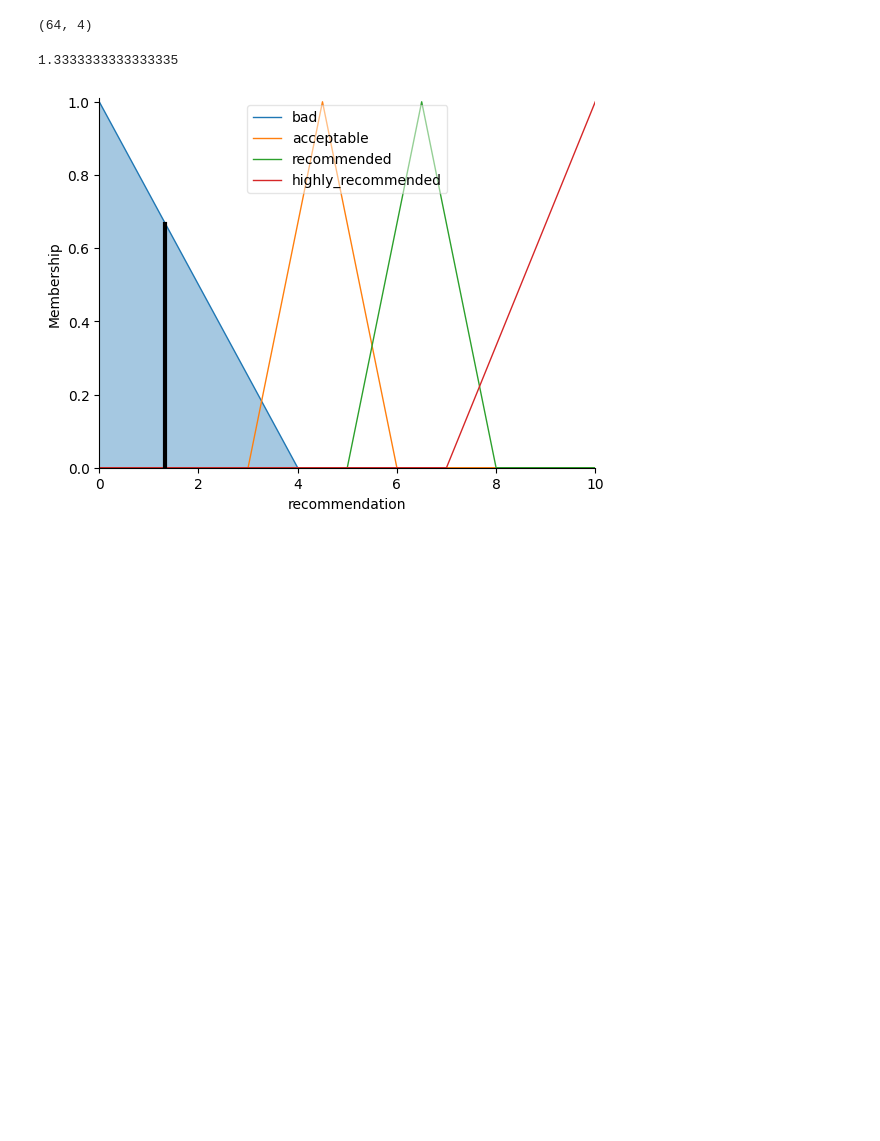
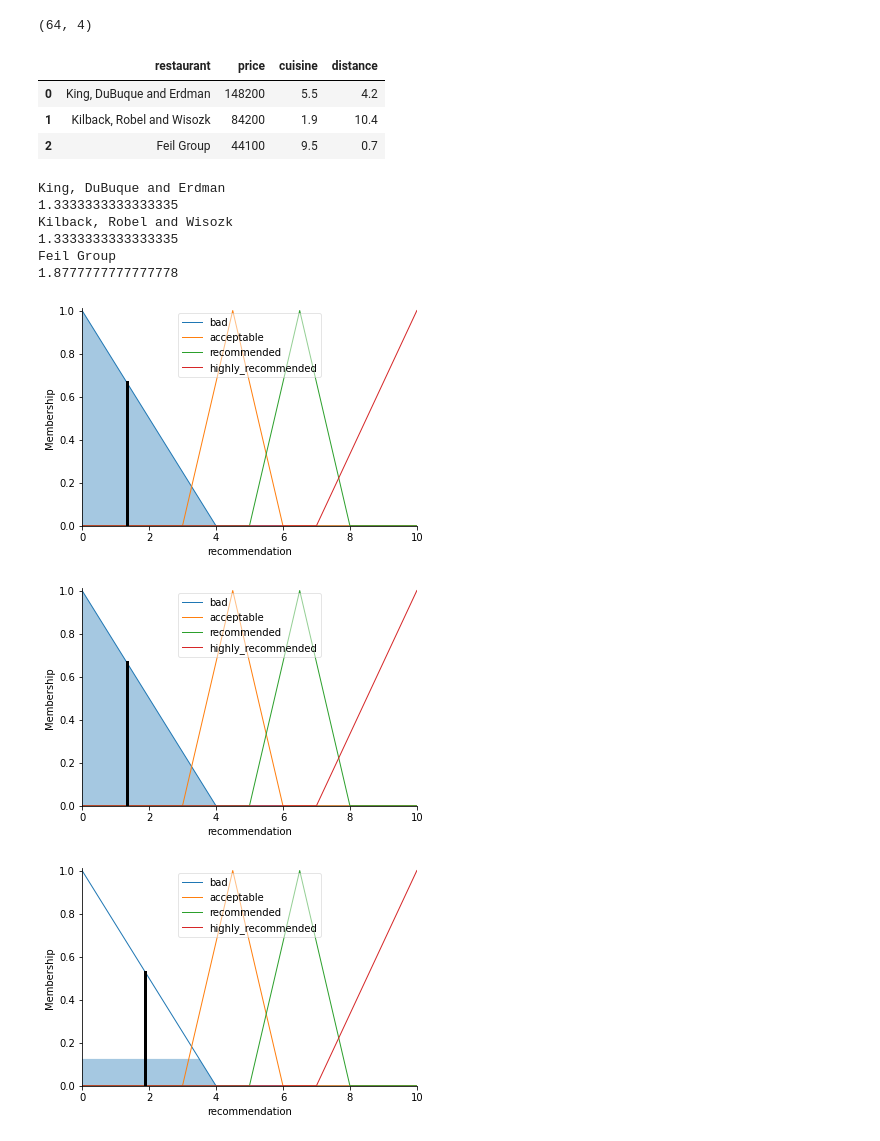
Before and after one commit to sedramerkhan/RestaurantRecommendation, a Jupyter notebook: restaurant_recommendation.ipynb, the cells around one changed output. Cells and saved outputs as stored; diff of their text form; code cells hidden in the pictures; blank space fills up the shorter version.

Commit message:
add restaurants

```diff
--- a/restaurant_recommendation.ipynb
+++ b/restaurant_recommendation.ipynb
@@ -180,15 +157,35 @@ recommendations = ['bad','acceptable','recommended','highly_recommended']
 # %%
 recommender = ctrl.ControlSystemSimulation(recommendation_ctrl)
 # %%
-recommender.input['price'] = 100
-recommender.input['causine'] = 1
-recommender.input['distance'] = 18
+def show_recommendation(c, p, d):
+    recommender.input['cuisine'] = c
+    recommender.input['price'] = p
+    recommender.input['distance'] = d
 
-
-recommender.compute()
+    recommender.compute()
+    print(recommender.output['recommendation'])
+    recommendation.view(sim=recommender)
-# %%
-print(recommender.output['recommendation'])
-recommendation.view(sim=recommender)
-# %% [output]
-1.3333333333333335
-[figure, removed]
+# %%
+restaurants = pd.read_csv('csv_files/restaurants.csv')
+
+my_restaurants = restaurants.iloc[0:3]
+my_restaurants
+# %% [output]
+|  | restaurant | price | cuisine | distance |
+| 0 | King, DuBuque and Erdman | 148200 | 5.5 | 4.2 |
+| 1 | Kilback, Robel and Wisozk | 84200 | 1.9 | 10.4 |
+| 2 | Feil Group | 44100 | 9.5 | 0.7 |
+# %%
+for _, res in my_restaurants.iterrows():
+    print(res['restaurant'])
+    show_recommendation(res['cuisine'], res['price'], res['distance'])
+# %% [output]
+King, DuBuque and Erdman
+1.3333333333333335
+Kilback, Robel and Wisozk
+1.3333333333333335
+Feil Group
+1.8777777777777778
+[figure, added]
+[figure, added]
+[figure, added]
```
Also changed, not shown: parts of 7 cells of this notebook, 14 other files.
